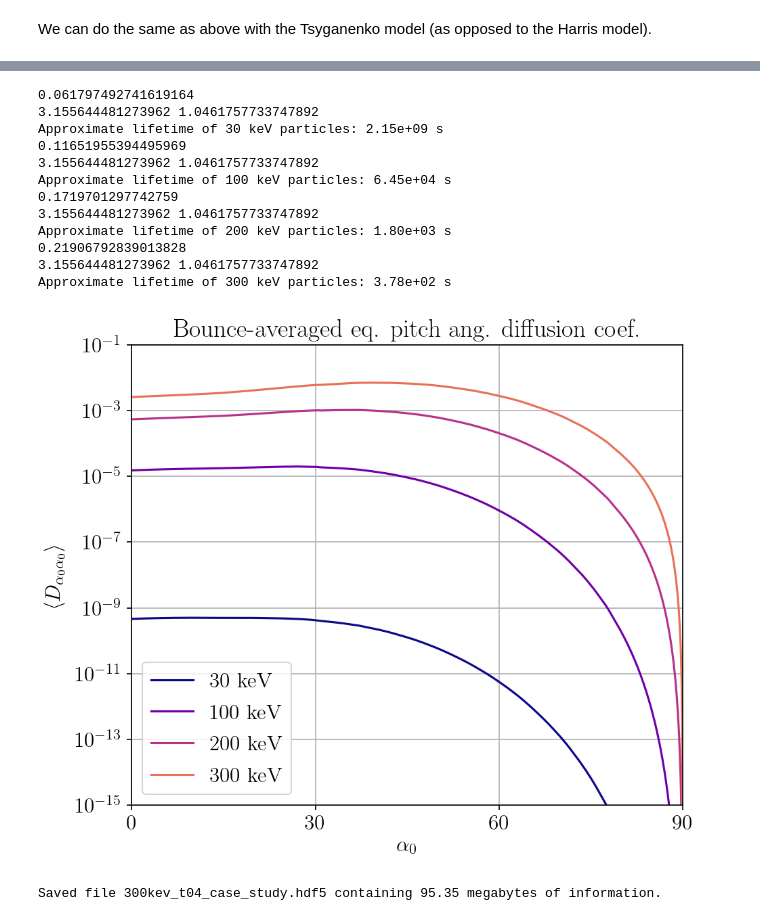
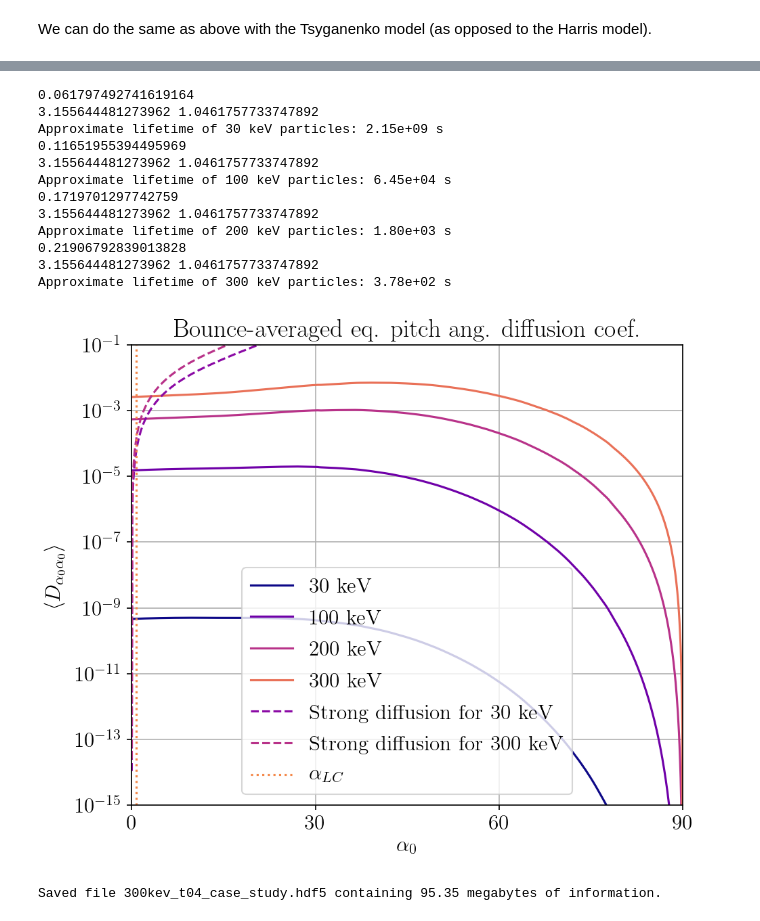
Before and after one commit to zbeever/cpt-solver, a Jupyter notebook: notebooks/reconstruction.ipynb, the cells around one changed output, grey strips where cells are left out. Cells and saved outputs as stored; diff of their text form; code cells hidden in the pictures.

```diff
--- a/notebooks/reconstruction.ipynb
+++ b/notebooks/reconstruction.ipynb
@@ -36,3 +36,16 @@ plot_field(b_field, np.array([1., 0., 0.]), np.array([0., 0., 1.]), [-20, 5], [-
 [figure]
 # %% [markdown]
 We next trace a field line at the specificed $L$ value along the midnight plane. After determining $\mathbf{B}$ along the field line, we calculate the $B_{\text{mirror}}$ and $B_0$.
+# %%
+lat = np.radians(65.1200)
+r = np.array([-Re * np.cos(lat), 0., Re * np.sin(lat)])
+rr = field_line(b_field, r)
+
+plt.plot(rr[:, 0] / Re, rr[:, 2] / Re)
+
+plt.xlabel('$x_{GSM}$ ($R_E$)')
+plt.ylabel('$z_{GSM}$ ($R_E$)')
+plt.title('Field line emanating from $65.12^{\circ}$ latitude')
+
+plt.grid()
+plt.show()
@@ -84,8 +151,8 @@ By guessing at the current sheet thickness $L_{cs}$, we generate the Harris mode
 # %%
 z1, z2 = zetas_general(b_field, L)
 
-# sigma = np.sqrt((z1 - 3) / 2) # From z1
-sigma = z2 # From z2
+sigma = np.sqrt((z1 - 3) / 2) # From z1
+# sigma = z2 # From z2
 # sigma = 0.93 # Manually
 
 L_cs = flc(b_field, rr[cs_ind]) / sigma
@@ -231,11 +324,4 @@ We can do the same as above with the Tsyganenko model (as opposed to the Harris
 # %%
-Es = [30, 100, 200, 300]
-z1, z2 = zetas_general(b_field, L)
-R_c = flc(b_field, rr[cs_ind])
-
-steps = 1000
-alpha_eqs = np.radians(np.linspace(1e-5, 90 - 1e-5, steps))
-
 plt.figure(figsize=(7, 6))
 
 for i in range(len(Es)):
@@ -243,34 +329,51 @@ for i in range(len(Es)):
     print(eps)
     print(z1, z2)
     D_aas = D_aa(eps, z1, z2, alpha_eqs, T_alpha)
     lifetime = 1 / D_aa(eps, z1, z2, eq_loss_cone_ang, T_alpha)
     print(f'Approximate lifetime of {Es[i]} keV particles: {lifetime:.2e} s')
     plt.semilogy(np.degrees(alpha_eqs), D_aas, c=f'C{3*i}', label=f'${Es[i]}$ keV')
 
+E = 30e3
+gamma = eV_to_J(E) / (sp.m_e * sp.c**2) + 1.
+v = sp.c * np.sqrt(1. - 1. / gamma**2)
+
+T_B = ((4 * Re * L_actual) / (v)) * T_alpha(alpha_eqs)
+plt.semilogy(np.degrees(alpha_eqs), alpha_eqs**2 / T_B, linestyle='--', c='C4', label='Strong diffusion for $30$ keV')
+
+E = 300e3
+gamma = eV_to_J(E) / (sp.m_e * sp.c**2) + 1.
+v = sp.c * np.sqrt(1. - 1. / gamma**2)
+
+T_B = ((4 * Re * L_actual) / (v)) * T_alpha(alpha_eqs)
+plt.semilogy(np.degrees(alpha_eqs), alpha_eqs**2 / T_B, linestyle='--', c='C6', label='Strong diffusion for $300$ keV')
+
+plt.axvline(np.degrees(eq_loss_cone_ang), 0, 1, linestyle=':', c='C10', label='$\\alpha_{LC}$')
+
+
 plt.xlim([0, 90])
 plt.xticks(np.linspace(0, 90, 4))
 plt.xlabel(r'$\alpha_0$')
 plt.ylim([1e-15, 1e-1])
 plt.ylabel(r'$\langle D_{\alpha_0\alpha_0}\rangle$')
 plt.title('Bounce-averaged eq. pitch ang. diffusion coef.')
 
 plt.legend()
 plt.grid()
 plt.show()
 # %% [output]
 0.061797492741619164
 3.155644481273962 1.0461757733747892
 Approximate lifetime of 30 keV particles: 2.15e+09 s
 0.11651955394495969
 3.155644481273962 1.0461757733747892
 Approximate lifetime of 100 keV particles: 6.45e+04 s
 0.1719701297742759
 3.155644481273962 1.0461757733747892
 Approximate lifetime of 200 keV particles: 1.80e+03 s
 0.21906792839013828
 3.155644481273962 1.0461757733747892
 Approximate lifetime of 300 keV particles: 3.78e+02 s
-[figure, old version]
+[figure, new version]
 # %%
 model = 0
 # %%
```
Also changed, not shown: parts of 76 cells of this notebook, 3 other files.
